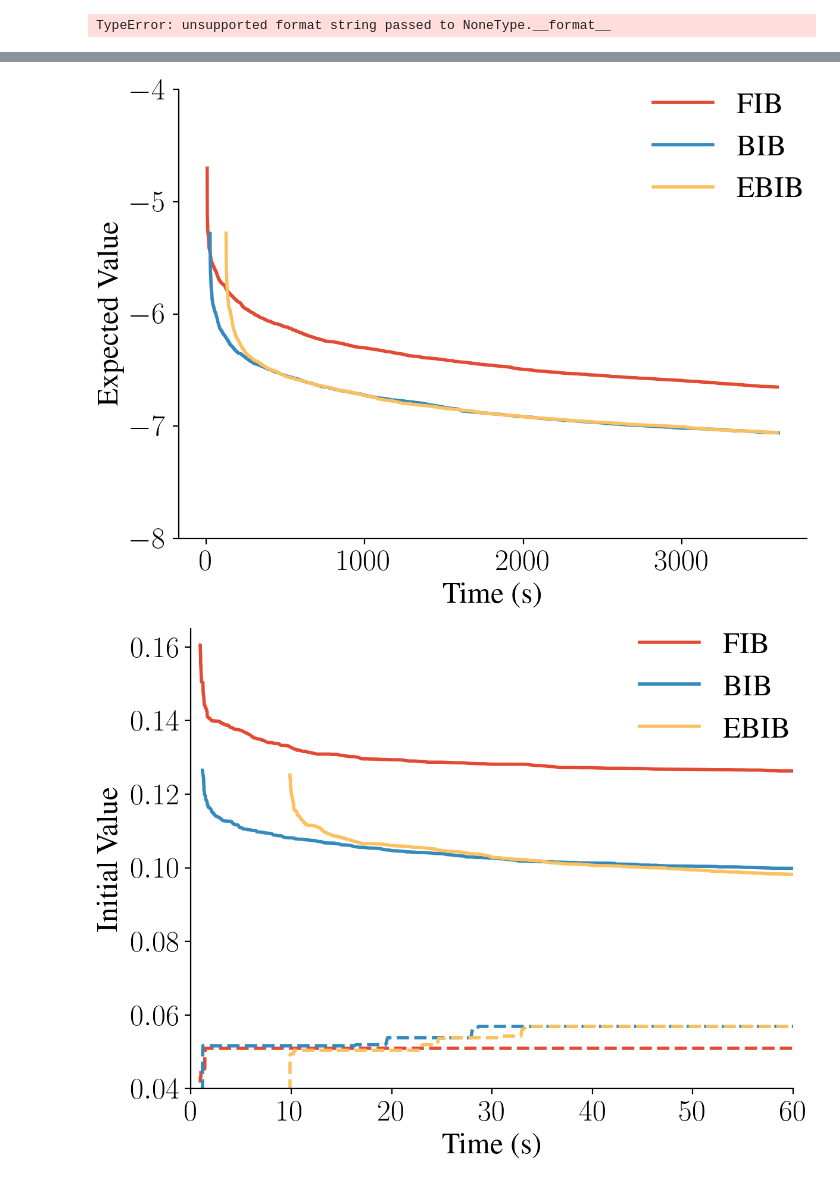
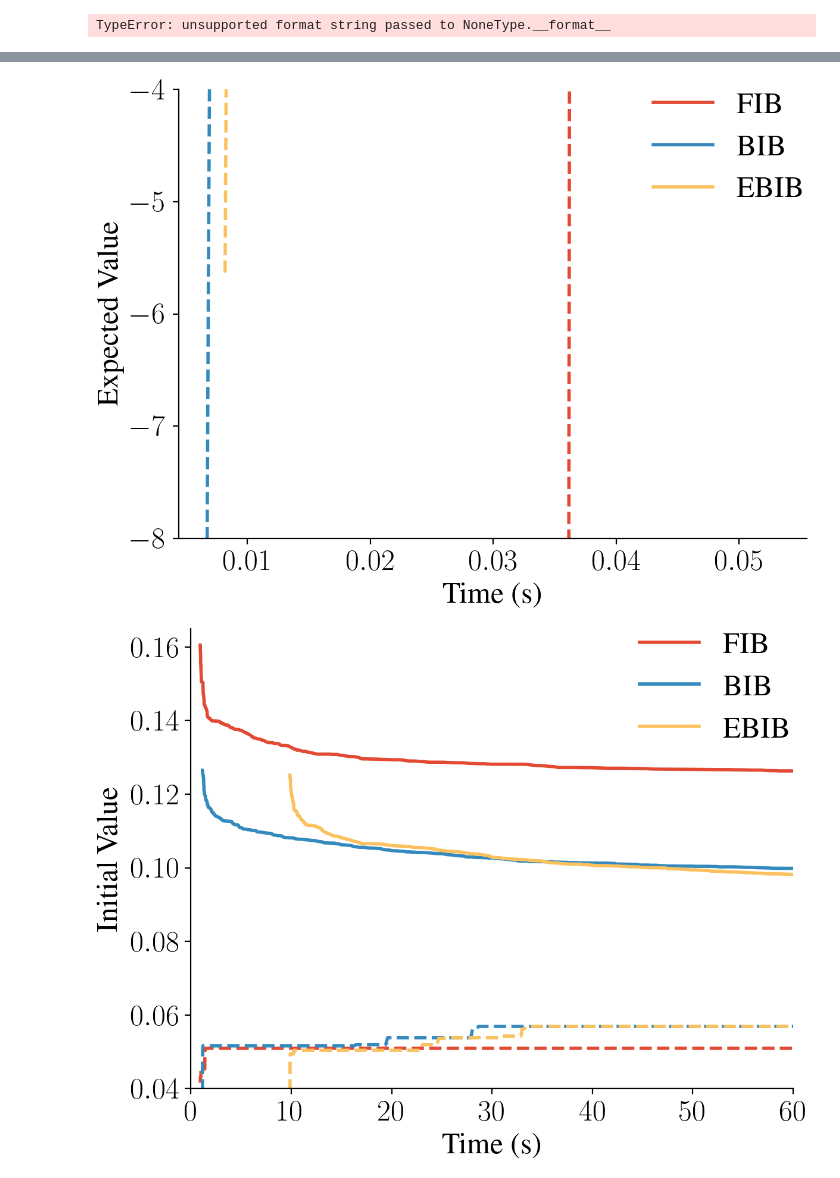
Before and after one commit to MKrale/Tighter_Informed_Bound, a Jupyter notebook: plotting_python.ipynb, the cells around one changed output, grey strips where cells are left out. Cells and saved outputs as stored; diff of their text form; code cells hidden in the pictures.

```diff
--- a/plotting_python.ipynb
+++ b/plotting_python.ipynb
@@ -502,27 +501,27 @@ plt.show()
 # %%
 colours =  ['#E24A33', '#348ABD',  '#FBC15E', '#8EBA42', '#FFB5B8']
 
 # K-out-of-N2
 
-ts, ubs, lbs, solvernames, envname = get_data_plot("Tag")
+ts, ubs, lbs, solvernames, envname = get_data_plot("Tiger")
 
 for (i,solver) in enumerate(solvernames):
     label = solver_to_heuristic[solver]
     plt.plot(ts[i][1:],ubs[i][1:], label=label, color=colours[i], linestyle="-")
     plt.plot(ts[i][1:],lbs[i][1:], label=None, color=colours[i], linestyle="--")
     # x,y  = ts[i][-1], (ubs[i][-1] + lbs[i][-1])/2
     # plt.plot(x,y, marker="o", markersize=15, label=None, color=colours[i])
     # x,y  = ts[i][-1], lbs[i][-1]
     # plt.plot(x,y, marker="X", markersize=10, label=None, color=colours[i])
 
 plt.xlabel("Time (s)")
 plt.ylabel("Expected Value")
 
 plt.ylim(-8, -4)
 plt.legend()
 plt.show()
 # %% [output]
-[figure, old version]
+[figure, new version]
 # %%
 # K-out-of-N2
 
```
Also changed, not shown: parts of 5 cells of this notebook, 30 other files.
